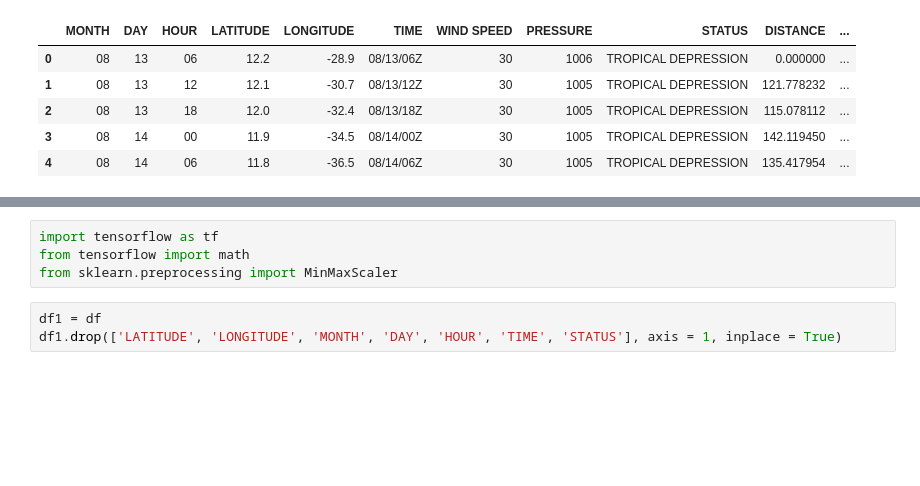
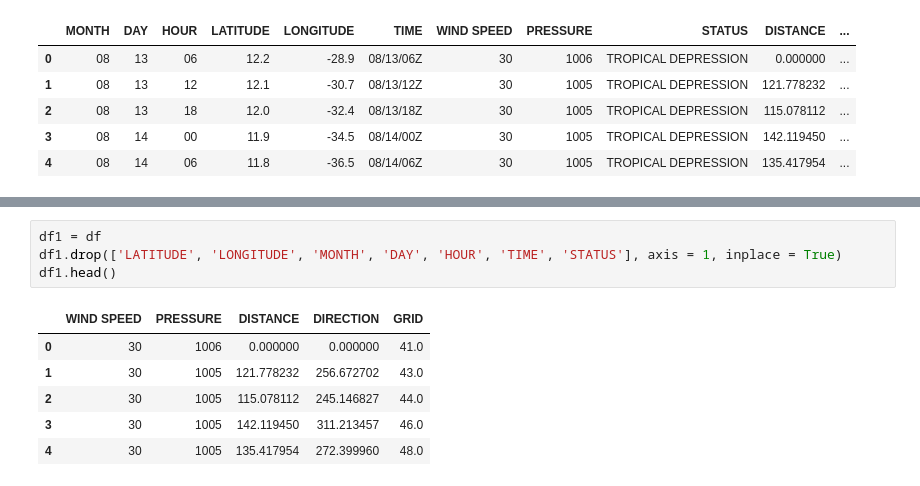
Before and after one commit to adityaprabhat01/HurricaneTrajectory, a Jupyter notebook: model.ipynb, the cells around one changed output, grey strips where cells are left out. Drawn from its saved outputs; the diff is of its cells as text; blank space fills up the shorter version.

Commit message:
preprocessing and normalization done

```diff
--- a/model.ipynb
+++ b/model.ipynb
@@ -281,7 +292,11 @@ df.describe()
-# %%
-import tensorflow as tf
-from tensorflow import math
-from sklearn.preprocessing import MinMaxScaler
 # %%
 df1 = df
 df1.drop(['LATITUDE', 'LONGITUDE', 'MONTH', 'DAY', 'HOUR', 'TIME', 'STATUS'], axis = 1, inplace = True)
+df1.head()
+# %% [output]
+|  | WIND SPEED | PRESSURE | DISTANCE | DIRECTION | GRID |
+| 0 | 30 | 1006 | 0.000000 | 0.000000 | 41.0 |
+| 1 | 30 | 1005 | 121.778232 | 256.672702 | 43.0 |
+| 2 | 30 | 1005 | 115.078112 | 245.146827 | 44.0 |
+| 3 | 30 | 1005 | 142.119450 | 311.213457 | 46.0 |
+| 4 | 30 | 1005 | 135.417954 | 272.399960 | 48.0 |
```
Also changed, not shown: parts of 10 cells of this notebook, 1 other file.
